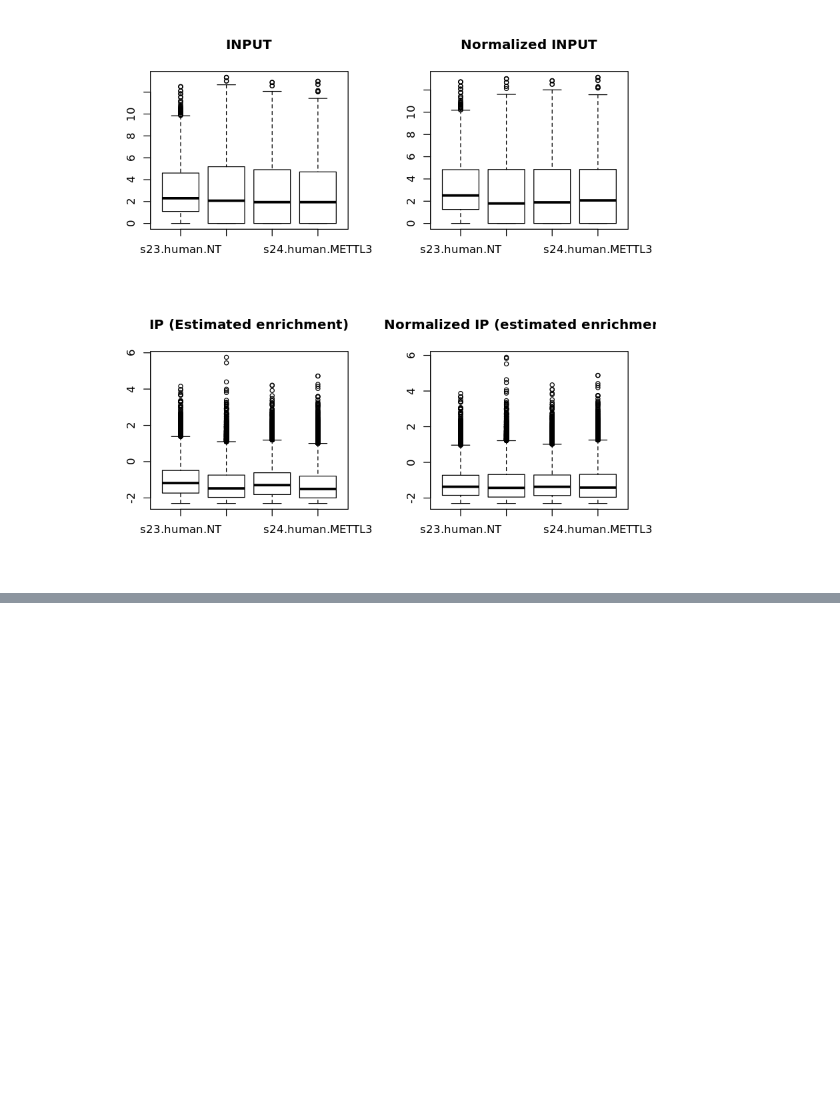
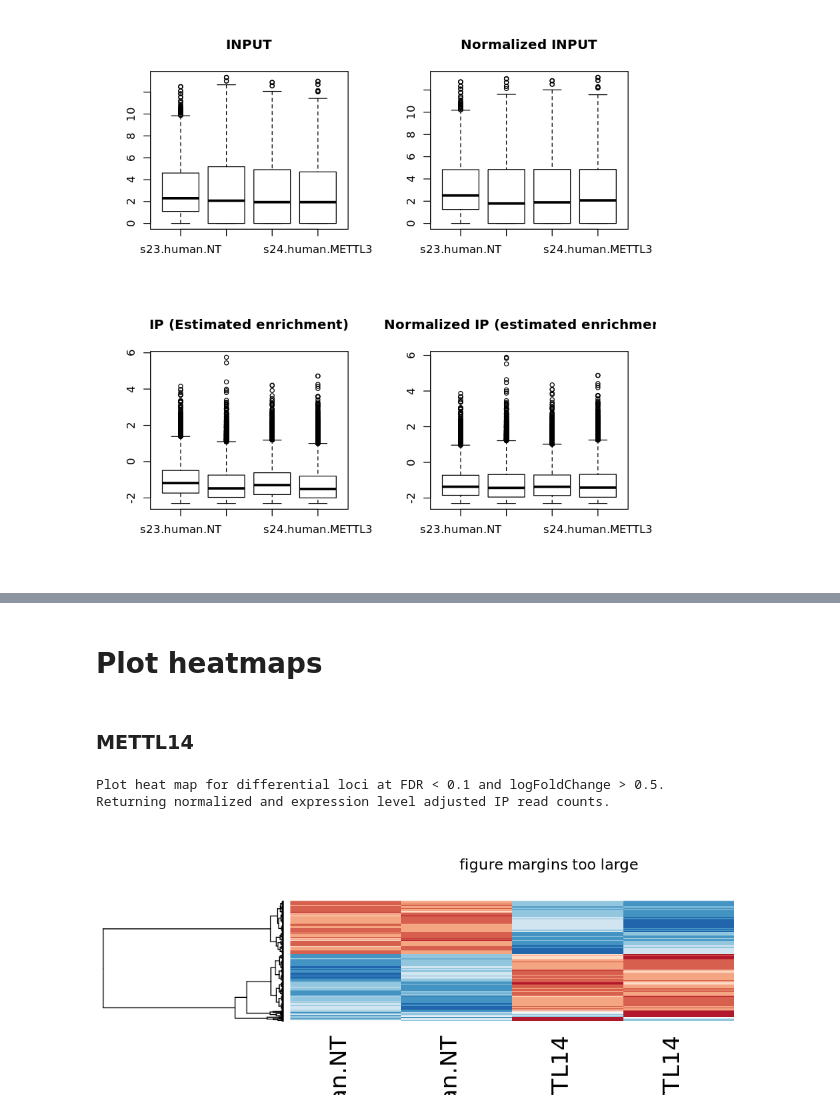
Before and after one commit to goodarzilab/Abe, a Jupyter notebook: People/Judd/notebook.ipynb, the cells around one changed output, grey strips where cells are left out. Cells and saved outputs as stored; diff of their text form; code cells hidden in the pictures; blank space fills up the shorter version.

```diff
--- a/People/Judd/notebook.ipynb
+++ b/People/Judd/notebook.ipynb
@@ -273,0 +252,2 @@ ERROR: Error in reportResult(radar, cutoff = cutoff, Beta_cutoff = Beta_cutoff,
+# %% [markdown]
+# Plot heatmaps
@@ -273,0 +257,10 @@ ERROR: Error in reportResult(radar, cutoff = cutoff, Beta_cutoff = Beta_cutoff,
+# %% [markdown]
+### METTL14
+# %%
+radar = readRDS('radar/human/METTL14/radar.rds')
+# %%
+plotHeatMap(radar)
+# %% [output]
+Plot heat map for differential loci at FDR < 0.1 and logFoldChange > 0.5.
+Returning normalized and expression level adjusted IP read counts.
+[figure, added]
```
Also changed, not shown: parts of 26 cells of this notebook.
